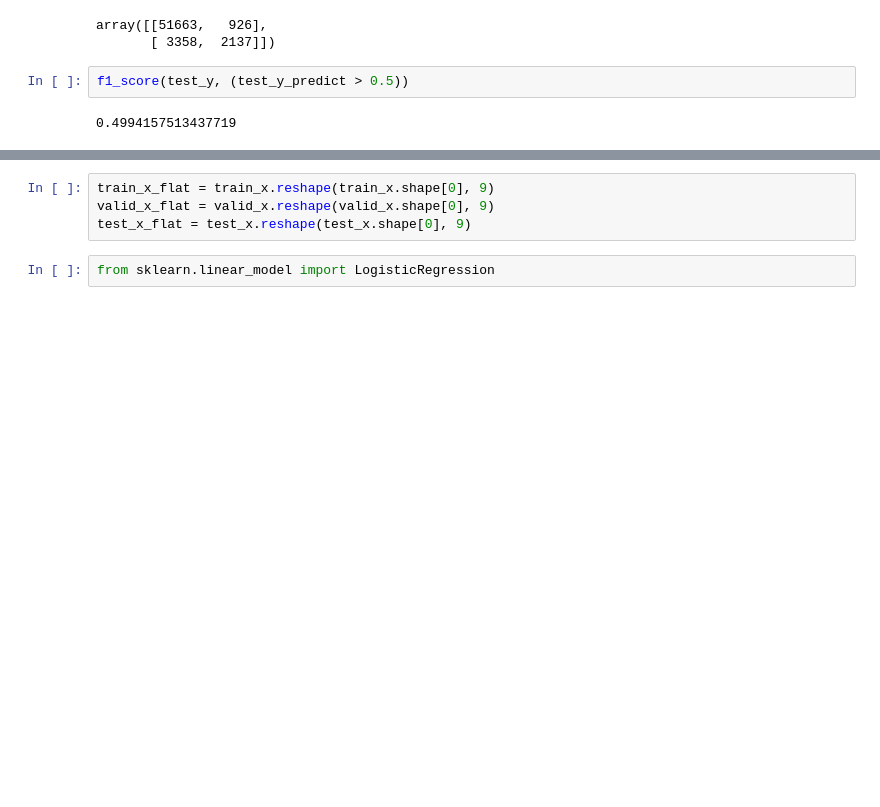
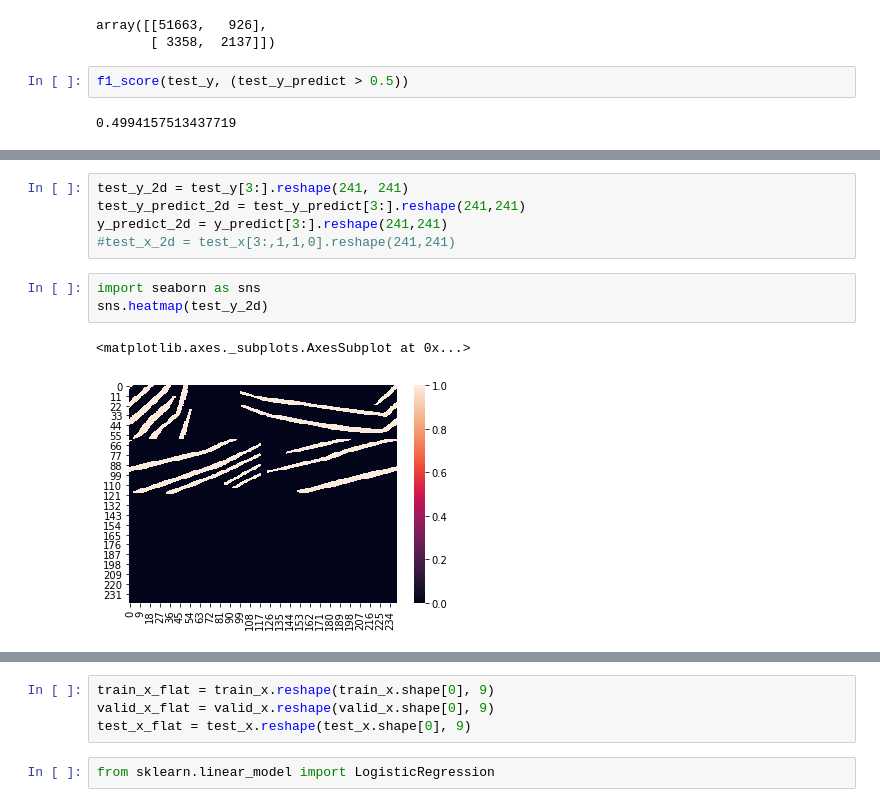
Before and after one commit to haroldmli/Ice-Fracture-Detection, a Jupyter notebook: Fractures Research/Fractures Investigation.ipynb, the cells around one changed output, grey strips where cells are left out. Drawn from its saved outputs; the diff is of its cells as text; blank space fills up the shorter version.

```diff
--- a/Fractures Research/Fractures Investigation.ipynb
+++ b/Fractures Research/Fractures Investigation.ipynb
@@ -246,0 +254,11 @@ f1_score(test_y, (test_y_predict > 0.5))
+# %%
+test_y_2d = test_y[3:].reshape(241, 241)
+test_y_predict_2d = test_y_predict[3:].reshape(241,241)
+y_predict_2d = y_predict[3:].reshape(241,241)
+#test_x_2d = test_x[3:,1,1,0].reshape(241,241)
+# %%
+import seaborn as sns
+sns.heatmap(test_y_2d)
+# %% [output]
+<matplotlib.axes._subplots.AxesSubplot at 0x...>
+[figure, added]
```
Also changed, not shown: parts of 9 cells of this notebook.
